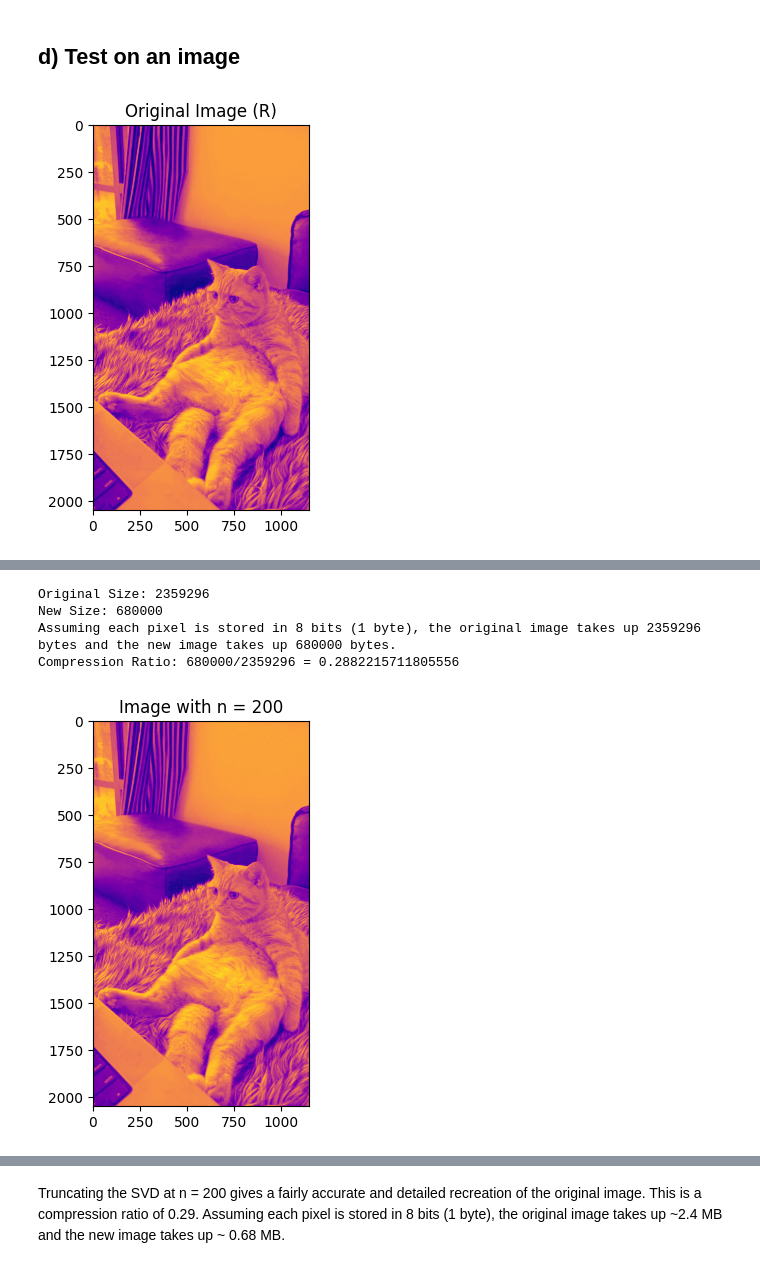
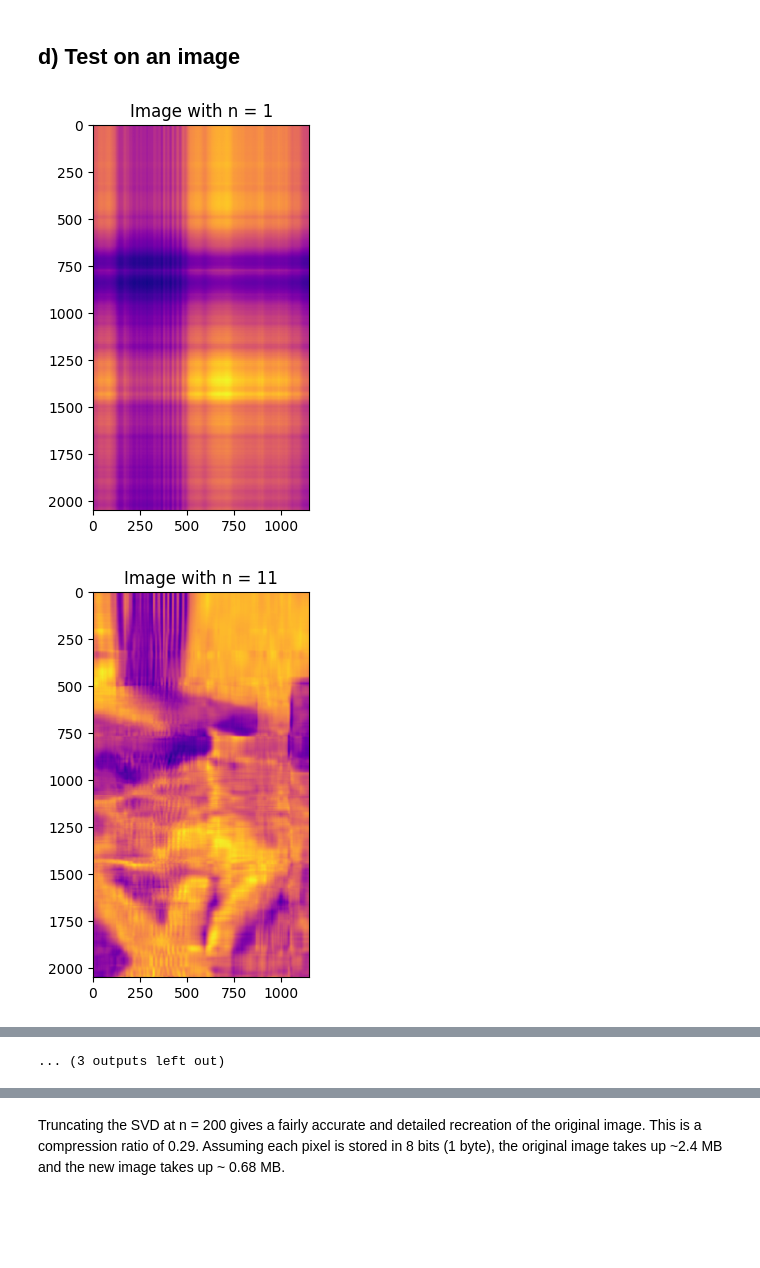
Before and after one commit to LFW25/PHYS512-Computational_Physics, a Jupyter notebook: Assignments/A4.ipynb, the cells around one changed output, grey strips where cells are left out. Cells and saved outputs as stored; diff of their text form; code cells hidden in the pictures; blank space fills up the shorter version.

```diff
--- a/Assignments/A4.ipynb
+++ b/Assignments/A4.ipynb
@@ -165,52 +165,34 @@ def image_compression(A, plot = True, n = None):
         S_matrix = np.diag(S[:n])
 
         recreated_A = np.zeros(A.shape)
 
         for i in range(n):
             recreated_A += S[i] * np.outer(U[:, i], V_T[i])
 
         old_size = np.size(A, 0) * np.size(A, 1)
         new_size = np.size(new_u, 0) * np.size(new_u, 1) + np.size(new_v, 0) * np.size(new_v, 1) + np.size(S_matrix, 0) * np.size(S_matrix, 1)
 
         print(f"Original Size: {old_size}")
         print(f"New Size: {new_size}")
         print(f"Assuming each pixel is stored in 8 bits (1 byte), the original image takes up {old_size} bytes and the new image takes up {new_size} bytes.")
         print(f"Compression Ratio: {new_size}/{old_size} = {new_size/old_size}")
 
         # Recompute the original matrix
         recreated_A = new_u @ S_matrix @ new_v
 
         if plot:
             plt.figure(fig_count, figsize=(10, 5))
             plt.imshow(recreated_A, cmap = "plasma")
             plt.title(f"Image with n = {n}")
             plt.show()
 
-        orig_x = np.size(A, 0)
-        orig_y = np.size(A, 1)
-        comp = (n*(orig_x + orig_y)) / (orig_x * orig_y)
-        #print(f"Compression Ratio at n = {n}: {n} * ({orig_x} + {orig_y})/({orig_x}*{orig_y}) = {comp}")
-
-
-
-
-
-
-
-
-
-
 img = Image.open('A4_Image.jpg')
 R = np.asarray(img)[:,:,0]   # the last index selects the RG or B component
 G = np.asarray(img)[:,:,1]
 B = np.asarray(img)[:,:,2]
 
-# Plot the original image
-plt.figure(1, figsize=(10, 5))
-plt.imshow(R, cmap = "plasma")
-plt.title('Original Image (R)')
-plt.show()
-
-_ = image_compression(R, n = 200)
+# Show truncated images for different truncations n
+_ = image_compression(R)
 # %% [output]
-[figure, old version]
+[figure, new version]
+[figure, new version]
@@ -217,5 +209 @@ _ = image_compression(R, n = 200)
-Original Size: 2359296
-New Size: 680000
-Assuming each pixel is stored in 8 bits (1 byte), the original image takes up 2359296 bytes and the new image takes up 680000 bytes.
-Compression Ratio: 680000/2359296 = 0.2882215711805556
+... (3 outputs left out)
-[figure, old version]
```
Also changed, not shown: parts of 4 cells of this notebook.
